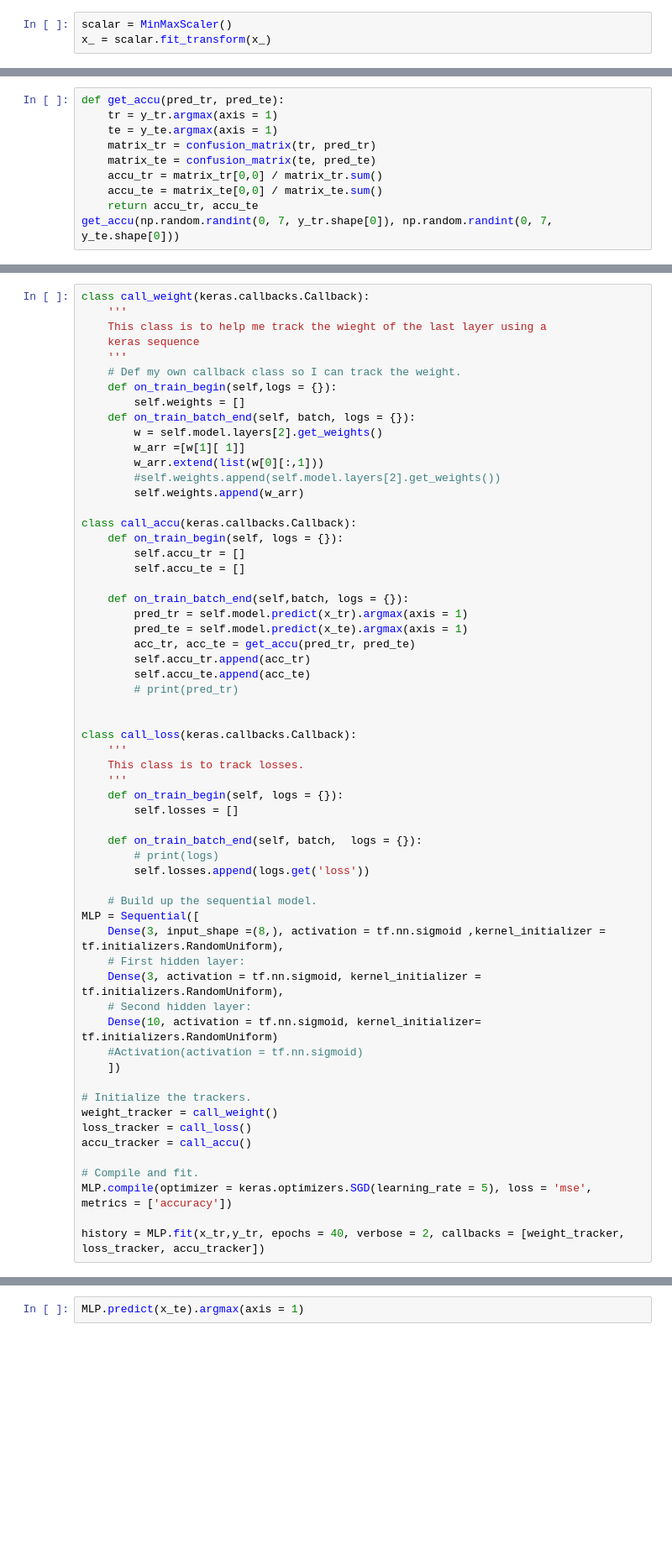
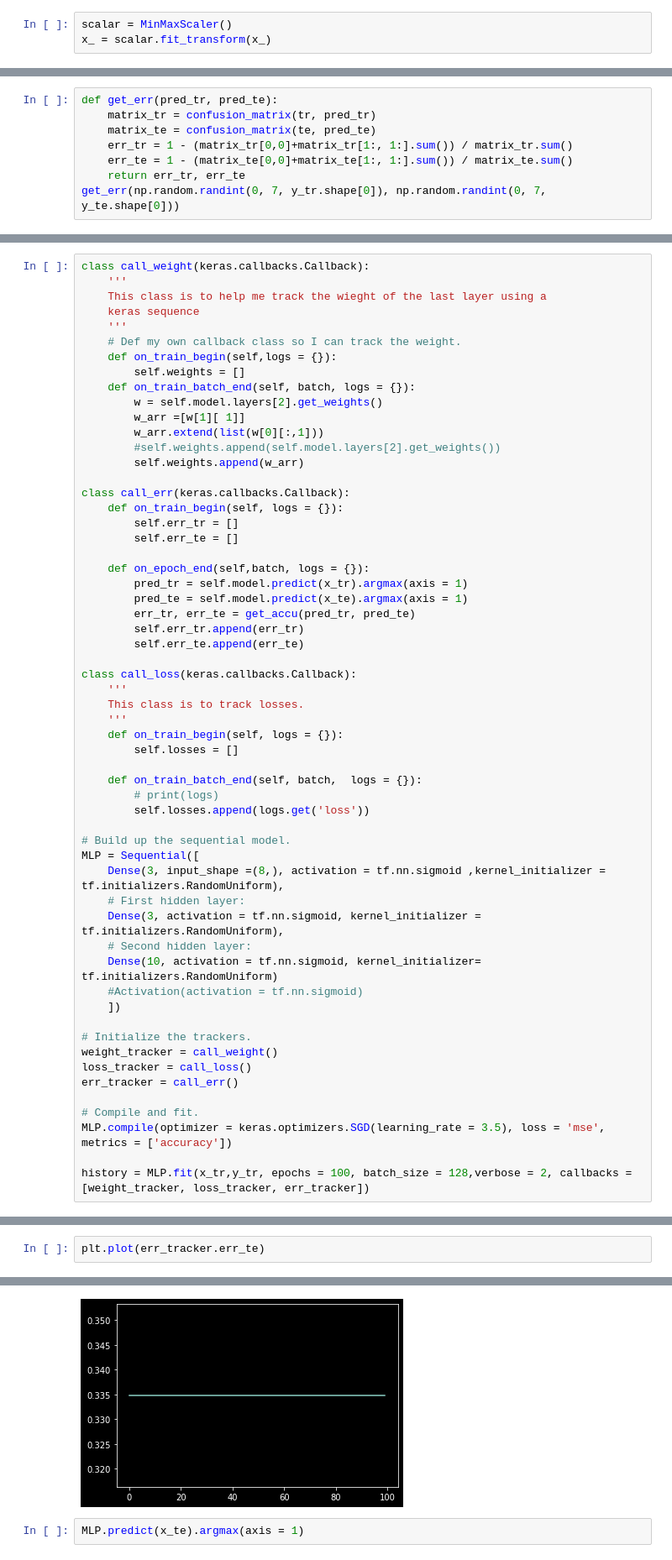
Before and after one commit to RyanYin04/MachineLearningPractice, a Jupyter notebook: 171ass2/Assignment2.ipynb, the cells around one changed output, grey strips where cells are left out. Shown: that part at 84% size. Cells and saved outputs as stored; diff of their text form; blank space fills up the shorter version.

```diff
--- a/171ass2/Assignment2.ipynb
+++ b/171ass2/Assignment2.ipynb
@@ -106,11 +108,9 @@ x_tr, x_te, y_tr, y_te = train_test_split(x_, y_,  test_size = 0.34, random_stat
 # %%
-def get_accu(pred_tr, pred_te):
-    tr = y_tr.argmax(axis = 1)
-    te = y_te.argmax(axis = 1)
+def get_err(pred_tr, pred_te):
     matrix_tr = confusion_matrix(tr, pred_tr)
     matrix_te = confusion_matrix(te, pred_te)
-    accu_tr = matrix_tr[0,0] / matrix_tr.sum()
-    accu_te = matrix_te[0,0] / matrix_te.sum()
-    return accu_tr, accu_te
-get_accu(np.random.randint(0, 7, y_tr.shape[0]), np.random.randint(0, 7, y_te.shape[0]))
+    err_tr = 1 - (matrix_tr[0,0]+matrix_tr[1:, 1:].sum()) / matrix_tr.sum()
+    err_te = 1 - (matrix_te[0,0]+matrix_te[1:, 1:].sum()) / matrix_te.sum()
+    return err_tr, err_te
+get_err(np.random.randint(0, 7, y_tr.shape[0]), np.random.randint(0, 7, y_te.shape[0]))
 # %% [output]
@@ -131,19 +131,17 @@ class call_weight(keras.callbacks.Callback):
         #self.weights.append(self.model.layers[2].get_weights())
         self.weights.append(w_arr)
 
-class call_accu(keras.callbacks.Callback):
+class call_err(keras.callbacks.Callback):
     def on_train_begin(self, logs = {}):
-        self.accu_tr = []
-        self.accu_te = []
+        self.err_tr = []
+        self.err_te = []
 
-    def on_train_batch_end(self,batch, logs = {}):
+    def on_epoch_end(self,batch, logs = {}):
         pred_tr = self.model.predict(x_tr).argmax(axis = 1)
         pred_te = self.model.predict(x_te).argmax(axis = 1)
-        acc_tr, acc_te = get_accu(pred_tr, pred_te)
-        self.accu_tr.append(acc_tr)
-        self.accu_te.append(acc_te)
-        # print(pred_tr)
-
+        err_tr, err_te = get_accu(pred_tr, pred_te)
+        self.err_tr.append(err_tr)
+        self.err_te.append(err_te)
 
 class call_loss(keras.callbacks.Callback):
     '''
@@ -156,7 +154,7 @@ class call_loss(keras.callbacks.Callback):
         # print(logs)
         self.losses.append(logs.get('loss'))
 
-    # Build up the sequential model.
+# Build up the sequential model.
 MLP = Sequential([
     Dense(3, input_shape =(8,), activation = tf.nn.sigmoid ,kernel_initializer = tf.initializers.RandomUniform),
     # First hidden layer:
@@ -169,11 +167,11 @@ MLP = Sequential([
 # Initialize the trackers.
 weight_tracker = call_weight()
 loss_tracker = call_loss()
-accu_tracker = call_accu()
+err_tracker = call_err()
 
 # Compile and fit.
-MLP.compile(optimizer = keras.optimizers.SGD(learning_rate = 5), loss = 'mse', metrics = ['accuracy'])
+MLP.compile(optimizer = keras.optimizers.SGD(learning_rate = 3.5), loss = 'mse', metrics = ['accuracy'])
 
-history = MLP.fit(x_tr,y_tr, epochs = 40, verbose = 2, callbacks = [weight_tracker, loss_tracker, accu_tracker])
+history = MLP.fit(x_tr,y_tr, epochs = 100, batch_size = 128,verbose = 2, callbacks = [weight_tracker, loss_tracker, err_tracker])
 # %% [output]
 Train on 881 samples
@@ -250,0 +221,3 @@ accu_tracker.accu_tr
+# %%
+plt.plot(err_tracker.err_te)
+# %% [output]
@@ -251,3 +225,4 @@ accu_tracker.accu_tr
+[figure, added]
 # %%
 MLP.predict(x_te).argmax(axis = 1)
 # %% [output]
```
Also changed, not shown: parts of 8 cells of this notebook, 1 other file.
